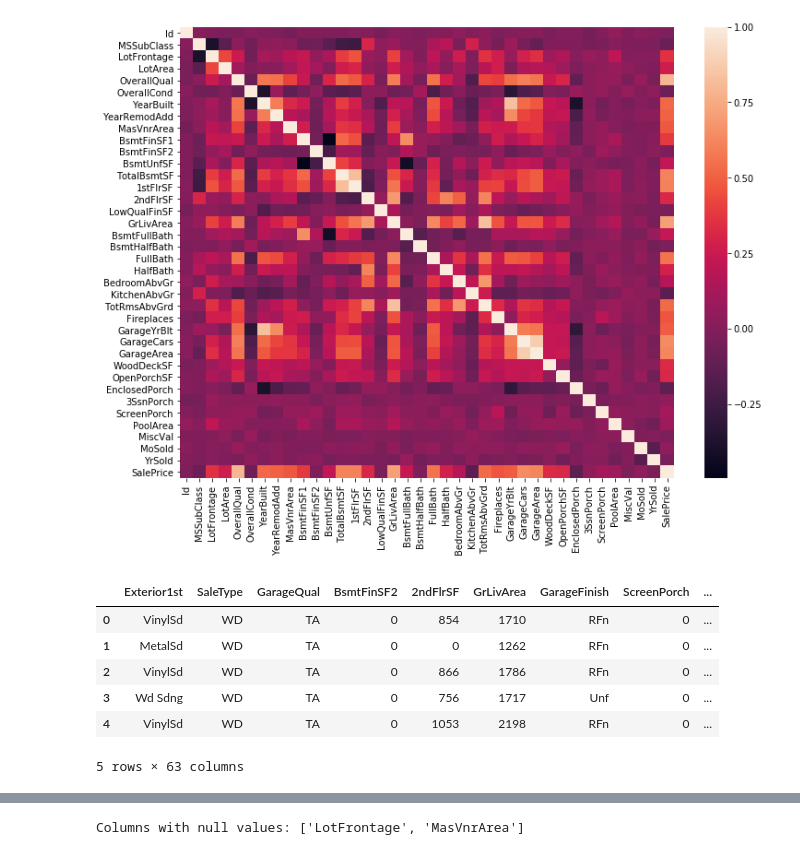
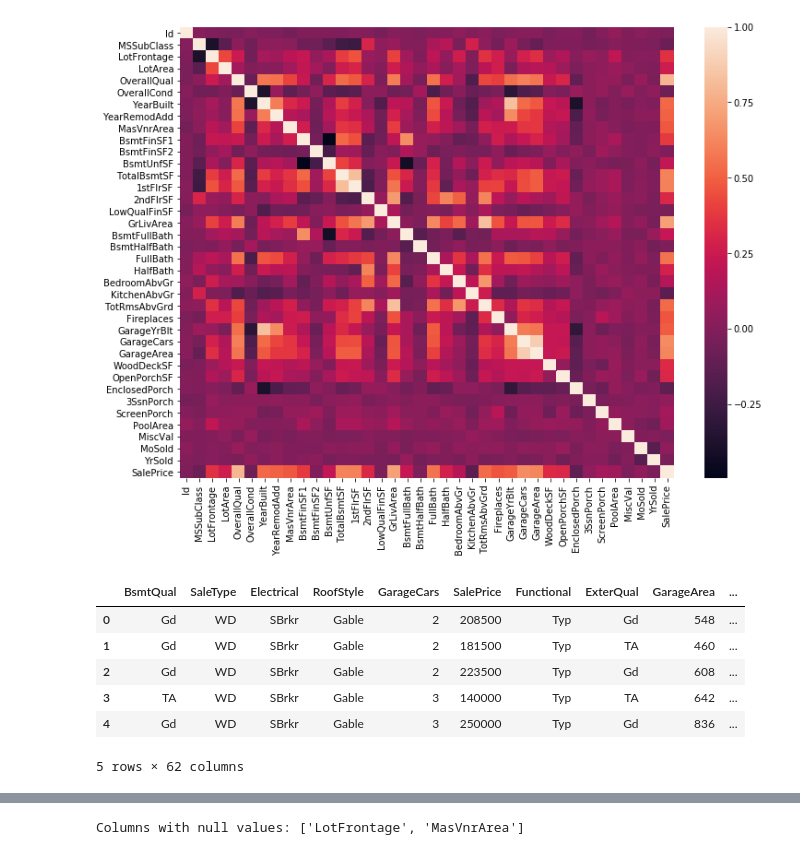
Before and after one commit to maykulkarni/kaggle_solutions, a Jupyter notebook: housing price advanced regression/submission.ipynb, the cells around one changed output, grey strips where cells are left out. Drawn from its saved outputs; the diff is of its cells as text; code cells hidden in the pictures.

```diff
--- a/housing price advanced regression/submission.ipynb
+++ b/housing price advanced regression/submission.ipynb
@@ -25,17 +25,17 @@ sns.heatmap(corrmat);
 # %%
 not_required = ["Id", "Street", "Alley", "Utilities", "LandSlope", "Neighborhood", "Condition2",
                 "Heating", "GarageYrBlt", "GarageCond", "PavedDrive", "PoolArea", "PoolQC",
-                "Fence", "MiscFeature", "MiscVal", "MoSold", "FireplaceQu"]
+                "Fence", "MiscFeature", "MiscVal", "MoSold", "FireplaceQu", "3SsnPorch"]
 required = set(df.columns.tolist()) - set(not_required)
 required = list(required)
 original_columns_list = required
 df = df[required]
 df.head()
 # %% [output]
-|  | Exterior1st | SaleType | GarageQual | BsmtFinSF2 | 2ndFlrSF | GrLivArea | GarageFinish | ScreenPorch | ... |
-| 0 | VinylSd | WD | TA | 0 | 854 | 1710 | RFn | 0 | ... |
-| 1 | MetalSd | WD | TA | 0 | 0 | 1262 | RFn | 0 | ... |
-| 2 | VinylSd | WD | TA | 0 | 866 | 1786 | RFn | 0 | ... |
-| 3 | Wd Sdng | WD | TA | 0 | 756 | 1717 | Unf | 0 | ... |
-| 4 | VinylSd | WD | TA | 0 | 1053 | 2198 | RFn | 0 | ... |
+|  | BsmtQual | SaleType | Electrical | RoofStyle | GarageCars | SalePrice | Functional | ExterQual | GarageArea | ... |
+| 0 | Gd | WD | SBrkr | Gable | 2 | 208500 | Typ | Gd | 548 | ... |
+| 1 | Gd | WD | SBrkr | Gable | 2 | 181500 | Typ | TA | 460 | ... |
+| 2 | Gd | WD | SBrkr | Gable | 2 | 223500 | Typ | Gd | 608 | ... |
+| 3 | TA | WD | SBrkr | Gable | 3 | 140000 | Typ | TA | 642 | ... |
+| 4 | Gd | WD | SBrkr | Gable | 3 | 250000 | Typ | Gd | 836 | ... |
-5 rows × 63 columns
+5 rows × 62 columns
```
Also changed, not shown: parts of 17 cells of this notebook.
